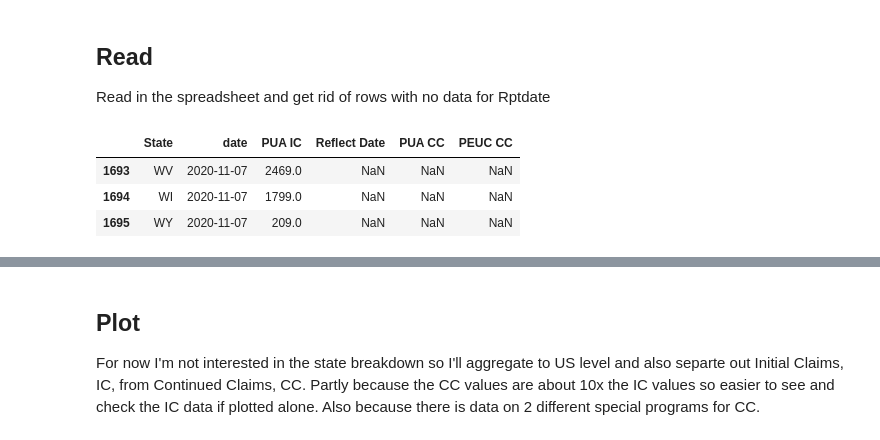
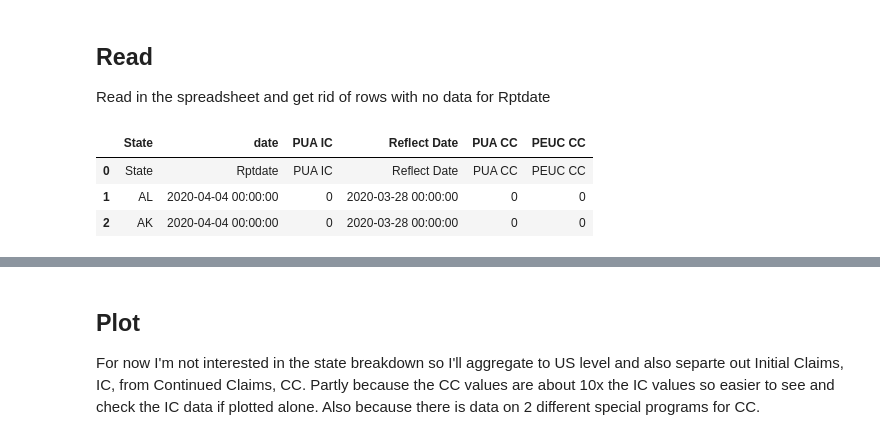
Before and after one commit to jhmuller/job-forecasting, a Jupyter notebook: _notebooks/weekly_claims.ipynb, the cells around one changed output, grey strips where cells are left out. Saved outputs shown, nothing was run; the diff lists cells and outputs as text; code cells hidden in the pictures.

```diff
--- a/_notebooks/weekly_claims.ipynb
+++ b/_notebooks/weekly_claims.ipynb
@@ -144,12 +140,12 @@ Read in the spreadsheet and get rid of rows with no data for Rptdate
 # %%
 data_dir = "./data"
 new_fpath = os.path.join(data_dir, new_fname)
 states_df = pd.read_csv(new_fpath)
 states_df = states_df[states_df['Rptdate'].notna()]
 states_df.rename(columns={"Rptdate":"date"}, inplace=True)
-states_df.tail(3)
+states_df.head(3)
 # %% [output]
 |  | State | date | PUA IC | Reflect Date | PUA CC | PEUC CC |
-| 1693 | WV | 2020-11-07 | 2469.0 | NaN | NaN | NaN |
-| 1694 | WI | 2020-11-07 | 1799.0 | NaN | NaN | NaN |
-| 1695 | WY | 2020-11-07 | 209.0 | NaN | NaN | NaN |
+| 0 | State | Rptdate | PUA IC | Reflect Date | PUA CC | PEUC CC |
+| 1 | AL | 2020-04-04 00:00:00 | 0 | 2020-03-28 00:00:00 | 0 | 0 |
+| 2 | AK | 2020-04-04 00:00:00 | 0 | 2020-03-28 00:00:00 | 0 | 0 |
```
Also changed, not shown: parts of 9 cells of this notebook, 7 other files.
